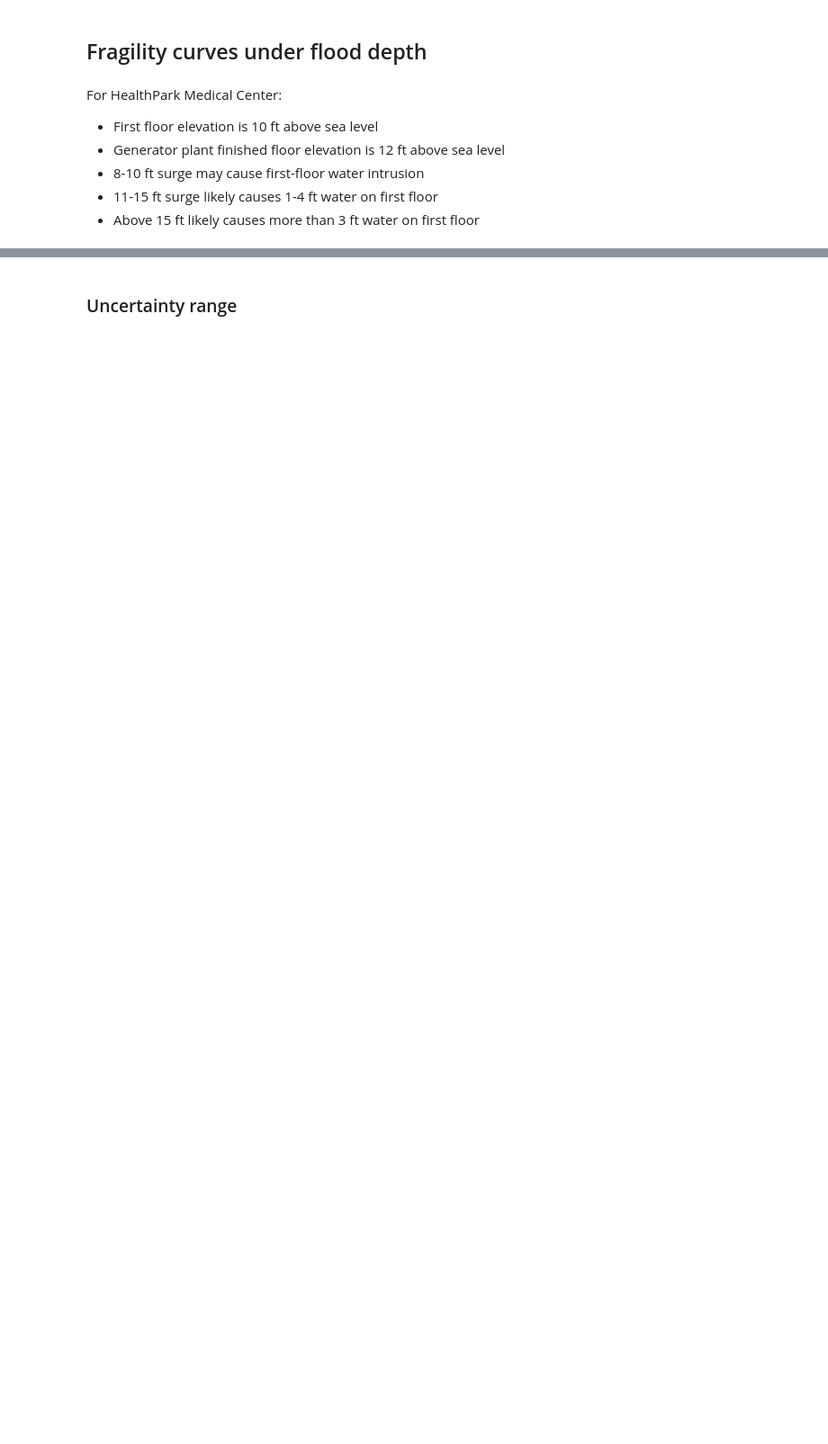
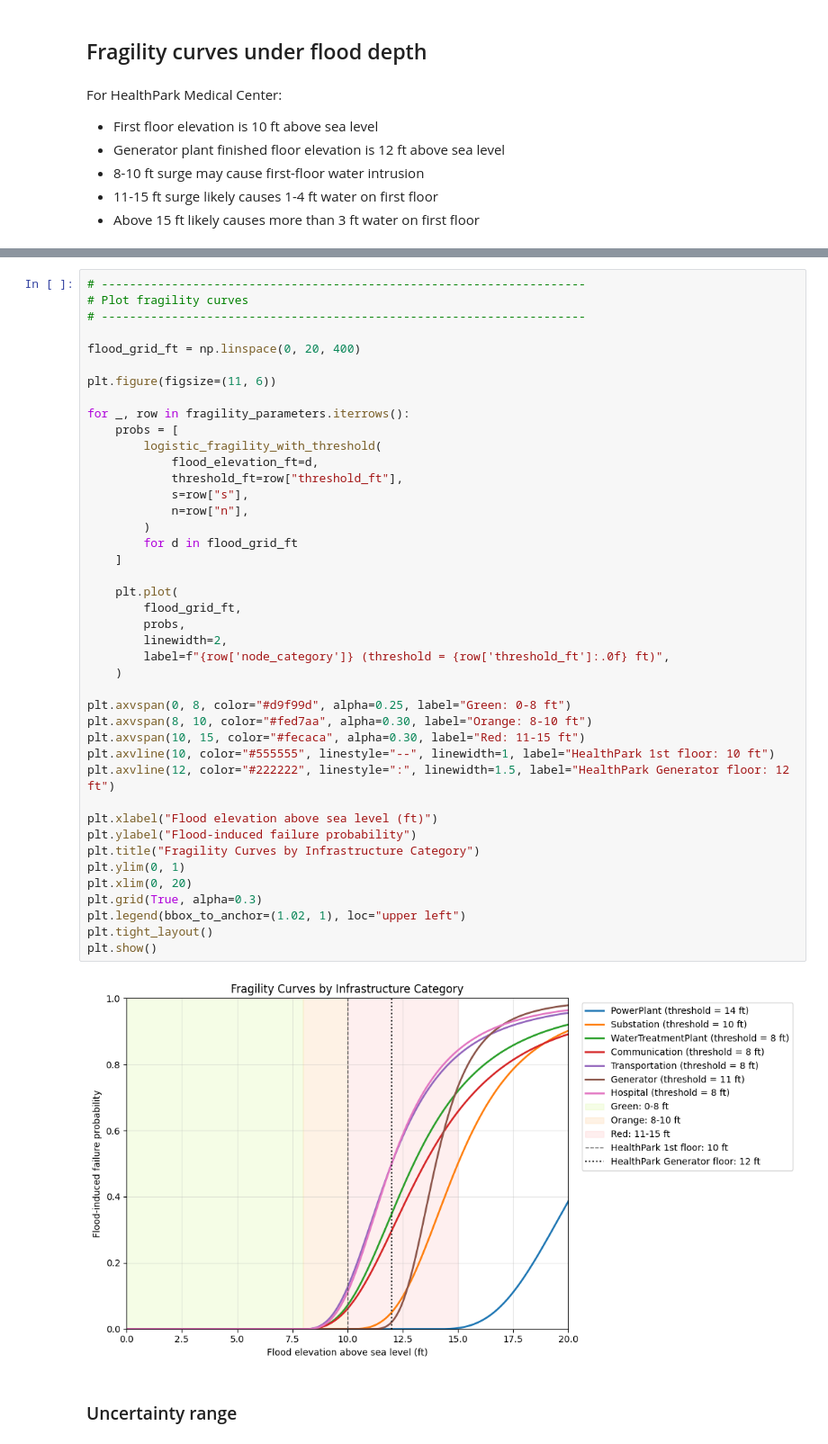
Before and after one commit to Sealxuyh/HCI-nexus, a Jupyter notebook: code/HealthPark.ipynb, the cells around one changed output, grey strips where cells are left out. Shown at 90% size. Saved outputs shown, nothing was run; the diff lists cells and outputs as text; blank space fills up the shorter version.

```diff
--- a/code/HealthPark.ipynb
+++ b/code/HealthPark.ipynb
@@ -582,2 +484,46 @@ plt.show()
+# %%
+# ---------------------------------------------------------------------
+# Plot fragility curves
+# ---------------------------------------------------------------------
+
+flood_grid_ft = np.linspace(0, 20, 400)
+
+plt.figure(figsize=(11, 6))
+
+for _, row in fragility_parameters.iterrows():
+    probs = [
+        logistic_fragility_with_threshold(
+            flood_elevation_ft=d,
+            threshold_ft=row["threshold_ft"],
+            s=row["s"],
+            n=row["n"],
+        )
+        for d in flood_grid_ft
+    ]
+
+    plt.plot(
+        flood_grid_ft,
+        probs,
+        linewidth=2,
+        label=f"{row['node_category']} (threshold = {row['threshold_ft']:.0f} ft)",
+    )
+
+plt.axvspan(0, 8, color="#d9f99d", alpha=0.25, label="Green: 0-8 ft")
+plt.axvspan(8, 10, color="#fed7aa", alpha=0.30, label="Orange: 8-10 ft")
+plt.axvspan(10, 15, color="#fecaca", alpha=0.30, label="Red: 11-15 ft")
+plt.axvline(10, color="#555555", linestyle="--", linewidth=1, label="HealthPark 1st floor: 10 ft")
+plt.axvline(12, color="#222222", linestyle=":", linewidth=1.5, label="HealthPark Generator floor: 12 ft")
+
+plt.xlabel("Flood elevation above sea level (ft)")
+plt.ylabel("Flood-induced failure probability")
+plt.title("Fragility Curves by Infrastructure Category")
+plt.ylim(0, 1)
+plt.xlim(0, 20)
+plt.grid(True, alpha=0.3)
+plt.legend(bbox_to_anchor=(1.02, 1), loc="upper left")
+plt.tight_layout()
+plt.show()
+# %% [output]
+[figure, added]
 # %% [markdown]
 ### Uncertainty range
```
Also changed, not shown: parts of 37 cells of this notebook, 1 other file.
